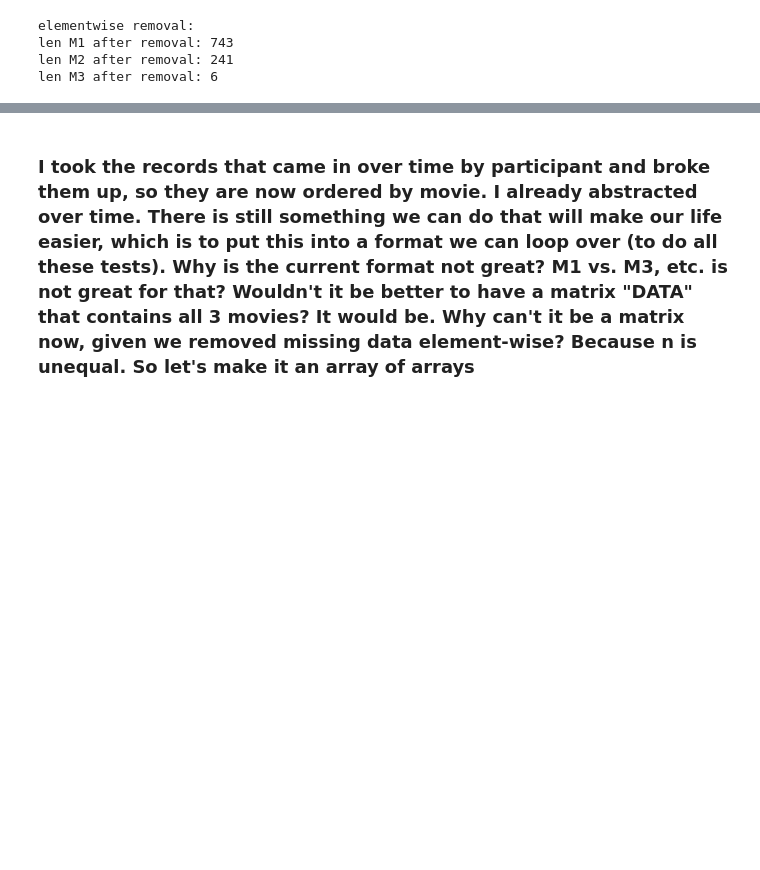
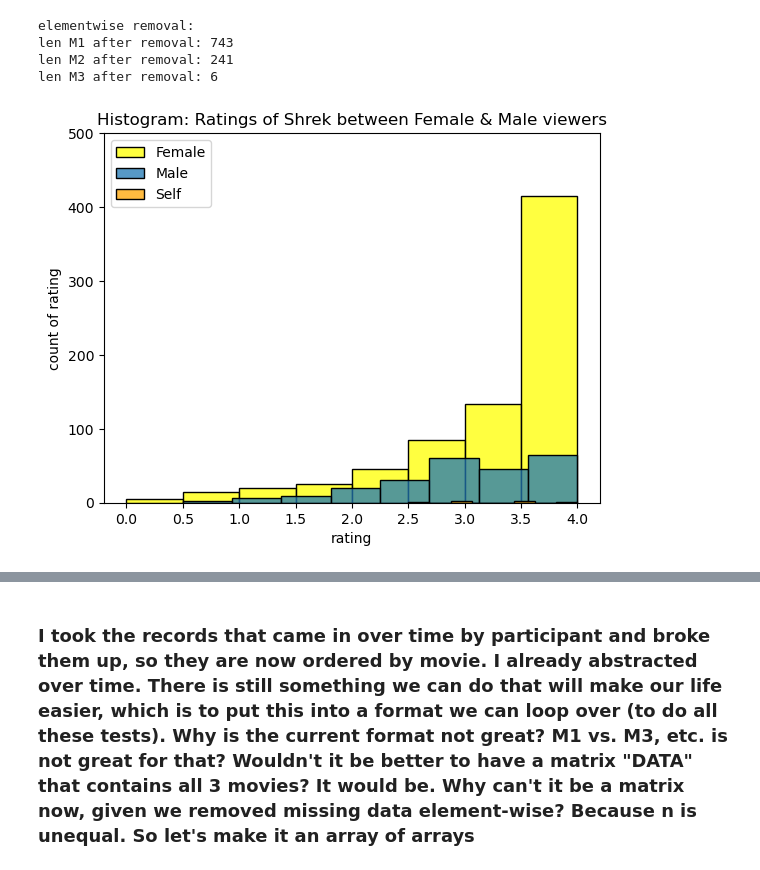
Before and after one commit to caralinebruz/data_science_movie_ratings_analysis, a Jupyter notebook: 3 Shrek (Male v Female).ipynb, the cells around one changed output, grey strips where cells are left out. Drawn from its saved outputs; the diff is of its cells as text; code cells hidden in the pictures; blank space fills up the shorter version.

```diff
--- a/3 Shrek (Male v Female).ipynb
+++ b/3 Shrek (Male v Female).ipynb
@@ -148,6 +148,32 @@ elementwise removal:
 len M1 after removal: 743
 len M2 after removal: 241
 len M3 after removal: 6
+# %%
+# ELEMENTWISE MOVIE 1 VS MOVIE 2
+
+
+combinedData = np.transpose(np.array([Female,Male,Self], dtype=object)) # array of arrays
+
+
+bins = 8
+
+
+# sns.histplot(combinedData[1], bins=bins, color="yellow", label="More Popular")
+# sns.histplot(combinedData[0], bins=bins, label="Less Popular")
+
+sns.histplot(combinedData[0], bins=bins, color="yellow", label="Female")
+sns.histplot(combinedData[1], bins=bins, label="Male")
+sns.histplot(combinedData[2], bins=bins, label="Self", color="orange")
+
+
+plt.title('Histogram: Ratings of Shrek between Female & Male viewers')
+plt.xlabel('rating')
+plt.ylabel('count of rating')
+plt.legend()
+plt.ylim([0, 500])
+plt.show()
+# %% [output]
+[figure, added]
 # %%
 # ELEMENTWISE MOVIE 1 VS MOVIE 2
 
```
Also changed, not shown: parts of 11 cells of this notebook, 6 other files.
